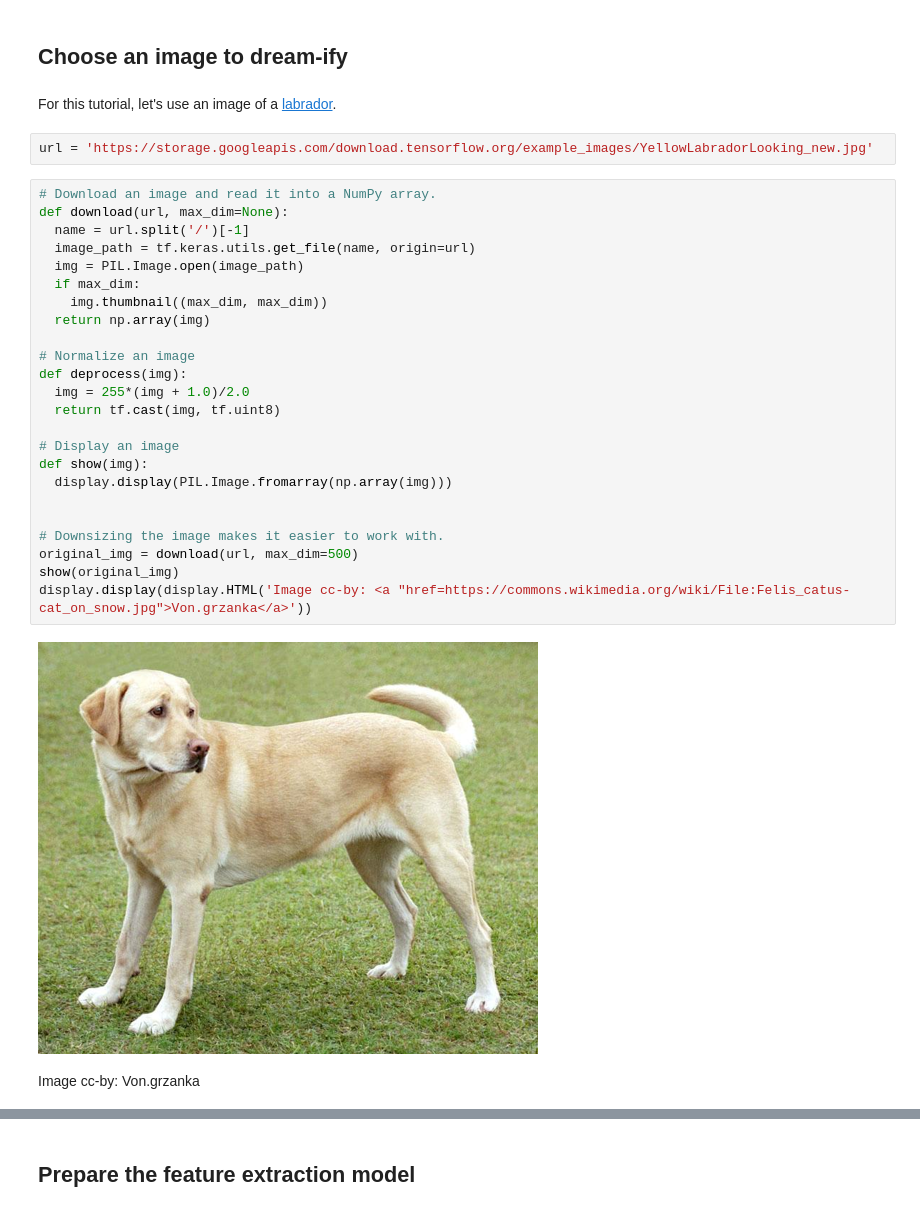
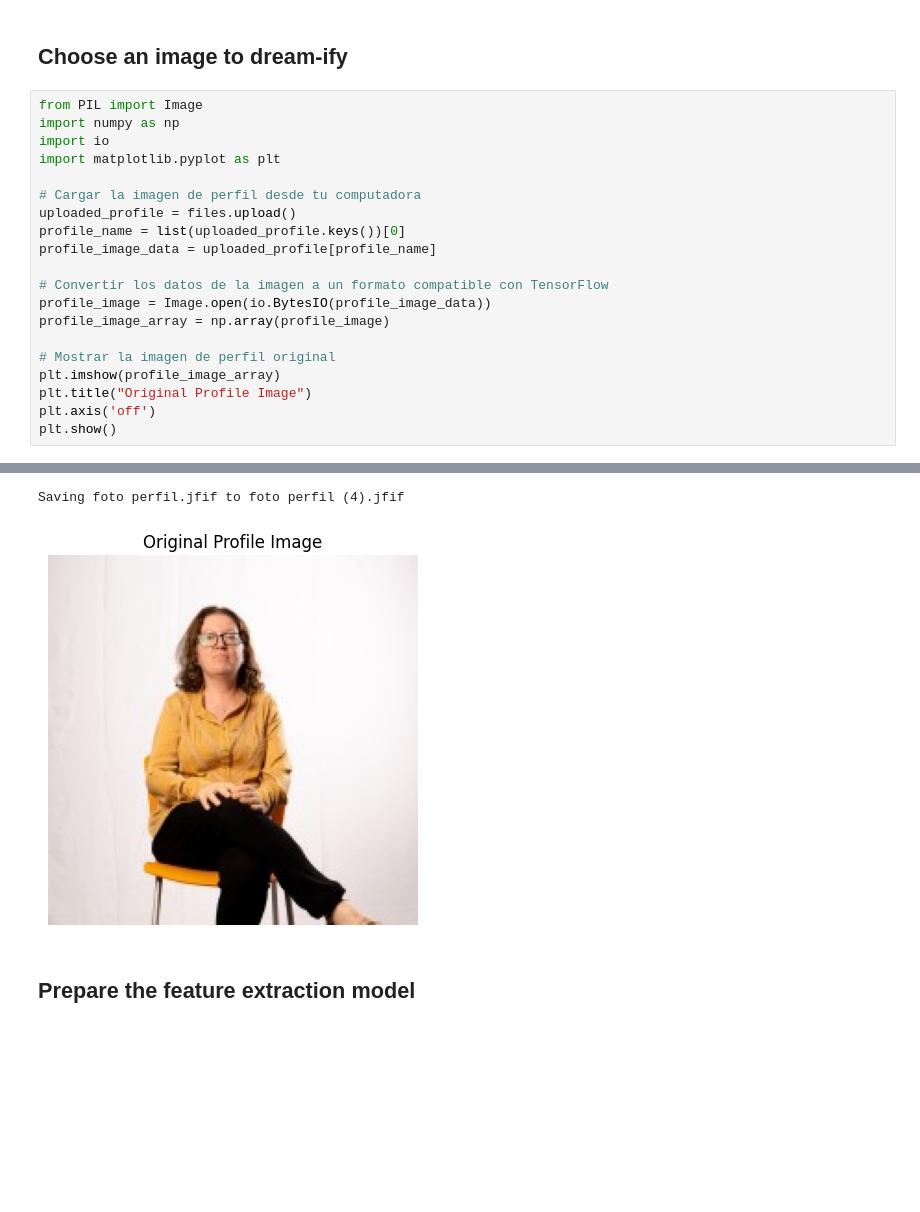
Before and after one commit to ValeriaYashan/Herramientas-IA, a Jupyter notebook: site/en/tutorials/generative/deepdream.ipynb, the cells around one changed output, grey strips where cells are left out. Cells and saved outputs as stored; diff of their text form; blank space fills up the shorter version.

```diff
--- a/site/en/tutorials/generative/deepdream.ipynb
+++ b/site/en/tutorials/generative/deepdream.ipynb
@@ -23,34 +13,24 @@ import IPython.display as display
 import PIL.Image
 # %% [markdown]
 ## Choose an image to dream-ify
-# %% [markdown]
-For this tutorial, let's use an image of a [labrador](https://commons.wikimedia.org/wiki/File:YellowLabradorLooking_new.jpg).
-# %%
-url = 'https://storage.googleapis.com/download.tensorflow.org/example_images/YellowLabradorLooking_new.jpg'
-# %%
-# Download an image and read it into a NumPy array.
-def download(url, max_dim=None):
-  name = url.split('/')[-1]
-  image_path = tf.keras.utils.get_file(name, origin=url)
-  img = PIL.Image.open(image_path)
-  if max_dim:
-    img.thumbnail((max_dim, max_dim))
-  return np.array(img)
-
-# Normalize an image
-def deprocess(img):
-  img = 255*(img + 1.0)/2.0
-  return tf.cast(img, tf.uint8)
-
-# Display an image
-def show(img):
-  display.display(PIL.Image.fromarray(np.array(img)))
-
-
-# Downsizing the image makes it easier to work with.
-original_img = download(url, max_dim=500)
-show(original_img)
-display.display(display.HTML('Image cc-by: <a "href=https://commons.wikimedia.org/wiki/File:Felis_catus-cat_on_snow.jpg">Von.grzanka</a>'))
-# %% [output]
-[figure, removed]
-Image cc-by: Von.grzanka
+# %%
+from PIL import Image
+import numpy as np
+import io
+import matplotlib.pyplot as plt
+
+# Cargar la imagen de perfil desde tu computadora
+uploaded_profile = files.upload()
+profile_name = list(uploaded_profile.keys())[0]
+profile_image_data = uploaded_profile[profile_name]
+
+# Convertir los datos de la imagen a un formato compatible con TensorFlow
+profile_image = Image.open(io.BytesIO(profile_image_data))
+profile_image_array = np.array(profile_image)
+
+# Mostrar la imagen de perfil original
+plt.imshow(profile_image_array)
+plt.title("Original Profile Image")
+plt.axis('off')
+plt.show()
+# %% [output]
@@ -57,2 +38,4 @@ Image cc-by: Von.grzanka
+Saving foto perfil.jfif to foto perfil (4).jfif
+[figure, added]
 # %% [markdown]
 ## Prepare the feature extraction model
```
Also changed, not shown: parts of 13 cells of this notebook.
